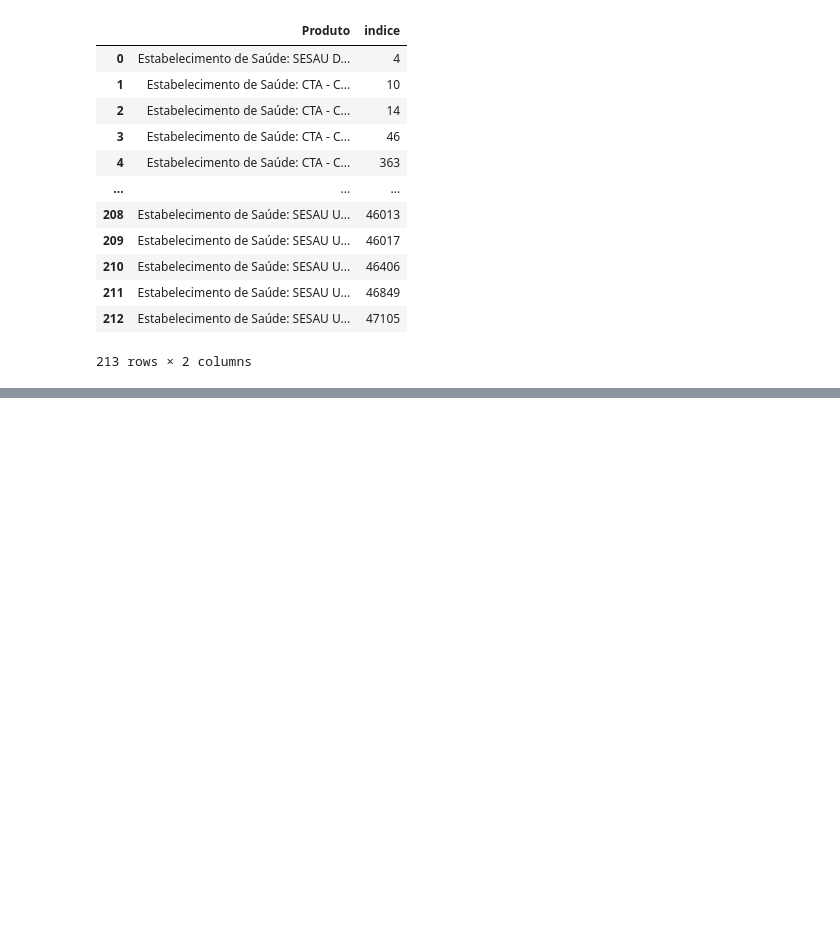
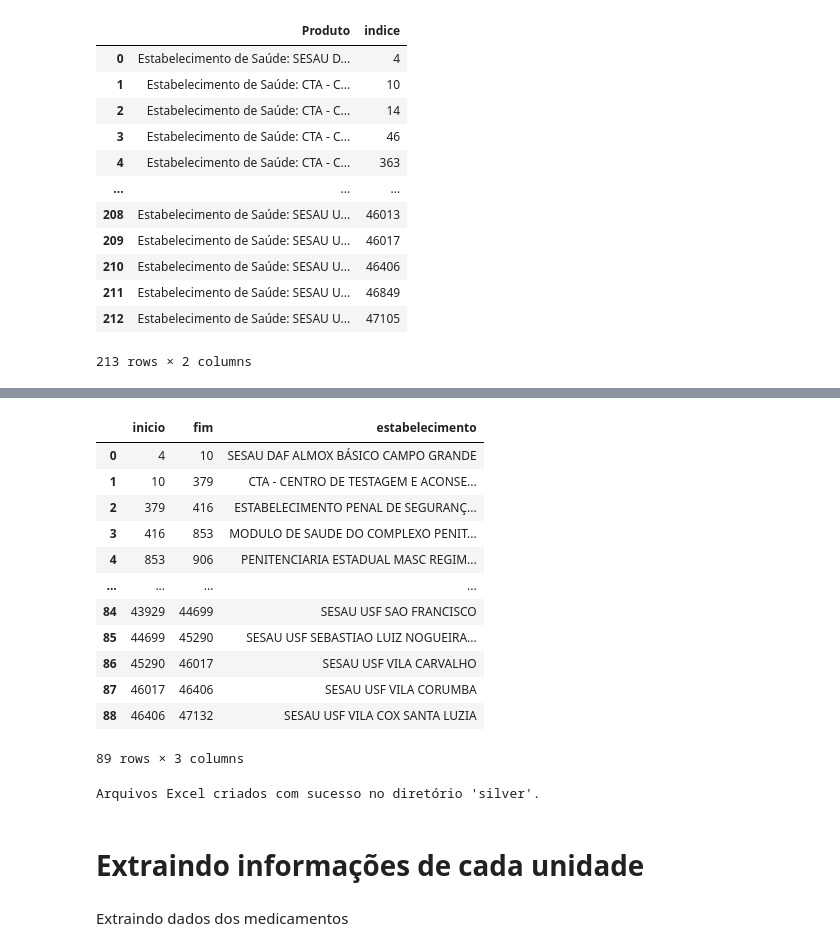
Before and after one commit to WilsonRomao/estoque_farmacia_sesau, a Jupyter notebook: backend/pipeline/analise_relatorio_geral.ipynb, the cells around one changed output, grey strips where cells are left out. Saved outputs shown, nothing was run; the diff lists cells and outputs as text; code cells hidden in the pictures; blank space fills up the shorter version.

Commit message:
Criado usando o Colab salvamento dos arquivos por unidade de saúde.

```diff
--- a/backend/pipeline/analise_relatorio_geral.ipynb
+++ b/backend/pipeline/analise_relatorio_geral.ipynb
@@ -10,9 +10,9 @@ Mounted at /content/drive
 # %%
-base_path = '/content/drive/MyDrive/UFMS - SISTEMAS DE INFORMAÇÃO/PET SAUDE'
+base_path = '/content/drive/MyDrive/UFMS - SISTEMAS DE INFORMAÇÃO/PET SAUDE/'
 
 
 
-df = pd.read_excel(base_path+"/Toda a rede.xls", header=None)
+df = pd.read_excel(base_path+"/bronze/Toda a rede.xls", header=None)
 
 # print(df)
 # %%
@@ -97,6 +97,4 @@ estabelecimentos
 from numpy import nan
 estab = estabelecimentos.groupby('Produto')['indice'].agg(['min'])
 estab = estab.reset_index()
-estab['max'] = estab['min'].shift(-1)
-estab[estab['max'].isna()].fillna(len(df))
-estab
+estab['max'] = estab['min'].shift(-1).fillna(len(df)).astype(int)
@@ -136,0 +117,59 @@ df.iloc[estabelecimentos.iloc[1,1]:estabelecimentos.iloc[3,1]]
+# %%
+estab = estab.rename(columns={'min': 'inicio', 'max': 'fim'})
+estab['estabelecimento'] = estab['Produto'].str.split(': ', n=1, expand=True)[1]
+estab = estab.drop(columns='Produto')
+
+estab
+# %% [output]
+|  | inicio | fim | estabelecimento |
+| 0 | 4 | 10 | SESAU DAF ALMOX BÁSICO CAMPO GRANDE |
+| 1 | 10 | 379 | CTA - CENTRO DE TESTAGEM E ACONSE... |
+| 2 | 379 | 416 | ESTABELECIMENTO PENAL DE SEGURANÇ... |
+| 3 | 416 | 853 | MODULO DE SAUDE DO COMPLEXO PENIT... |
+| 4 | 853 | 906 | PENITENCIARIA ESTADUAL MASC REGIM... |
+| ... | ... | ... | ... |
+| 84 | 43929 | 44699 | SESAU USF SAO FRANCISCO |
+| 85 | 44699 | 45290 | SESAU USF SEBASTIAO LUIZ NOGUEIRA... |
+| 86 | 45290 | 46017 | SESAU USF VILA CARVALHO |
+| 87 | 46017 | 46406 | SESAU USF VILA CORUMBA |
+| 88 | 46406 | 47132 | SESAU USF VILA COX SANTA LUZIA |
+89 rows × 3 columns
+# %%
+import os
+silver_path = base_path + '/silver'
+os.makedirs(silver_path, exist_ok=True)
+
+# Define a linha de início dos dados reais no DataFrame original
+LINHA_INICIO_DADOS_ORIGINAL = 4
+
+for index, row in estab.iterrows():
+    idx_inicio = row['inicio']
+    idx_fim = row['fim']
+    nome_estabelecimento = row['estabelecimento']
+
+    # Fatia o DataFrame original para o estabelecimento atual
+    df_estab = df.iloc[idx_inicio:idx_fim].copy()
+
+    # Ajusta o início do fatiamento para ignorar linhas de cabeçalho/metadados no df_estab
+    idx_dados_relativo = max(0, LINHA_INICIO_DADOS_ORIGINAL - idx_inicio)
+    df_estab = df_estab.iloc[idx_dados_relativo:].copy()
+
+    # Renomeia as colunas usando o dicionário 'colunas'
+    df_estab = df_estab.rename(columns=colunas)
+
+    # Remove colunas e linhas que são inteiramente NaN
+    df_estab = df_estab.dropna(axis=1, how='all')
+    df_estab = df_estab.dropna(axis=0, how='all')
+
+    # Saneia o nome do estabelecimento para criar um nome de arquivo válido
+    nome_sanitizado = nome_estabelecimento.replace('/', '_').replace(':', '_').replace('\\', '_').replace('*', '_').replace('?', '_').replace('"', '_').replace('<', '_').replace('>', '_').replace('|', '_')
+
+    # Constrói o caminho e salva o DataFrame em um arquivo Excel na pasta 'silver'
+    caminho_final = os.path.join(silver_path, f"{nome_sanitizado}.xlsx")
+    df_estab.to_excel(caminho_final, index=False)
+
+print("Arquivos Excel criados com sucesso no diretório 'silver'.")
+# %% [output]
+Arquivos Excel criados com sucesso no diretório 'silver'.
+# %% [markdown]
+# Extraindo informações de cada unidade
@@ -136,0 +181,2 @@ df.iloc[estabelecimentos.iloc[1,1]:estabelecimentos.iloc[3,1]]
+# %% [markdown]
+Extraindo dados dos medicamentos
```
Also changed, not shown: parts of 9 cells of this notebook.
